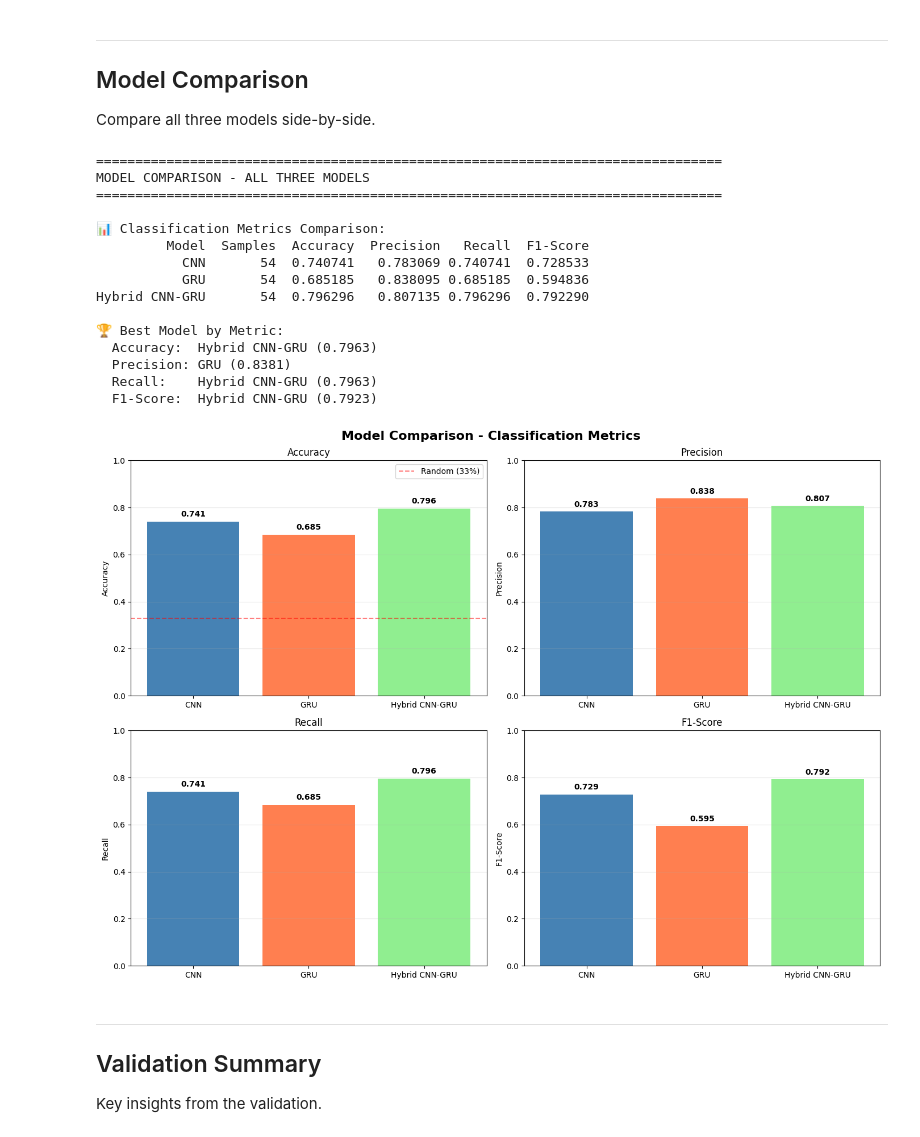
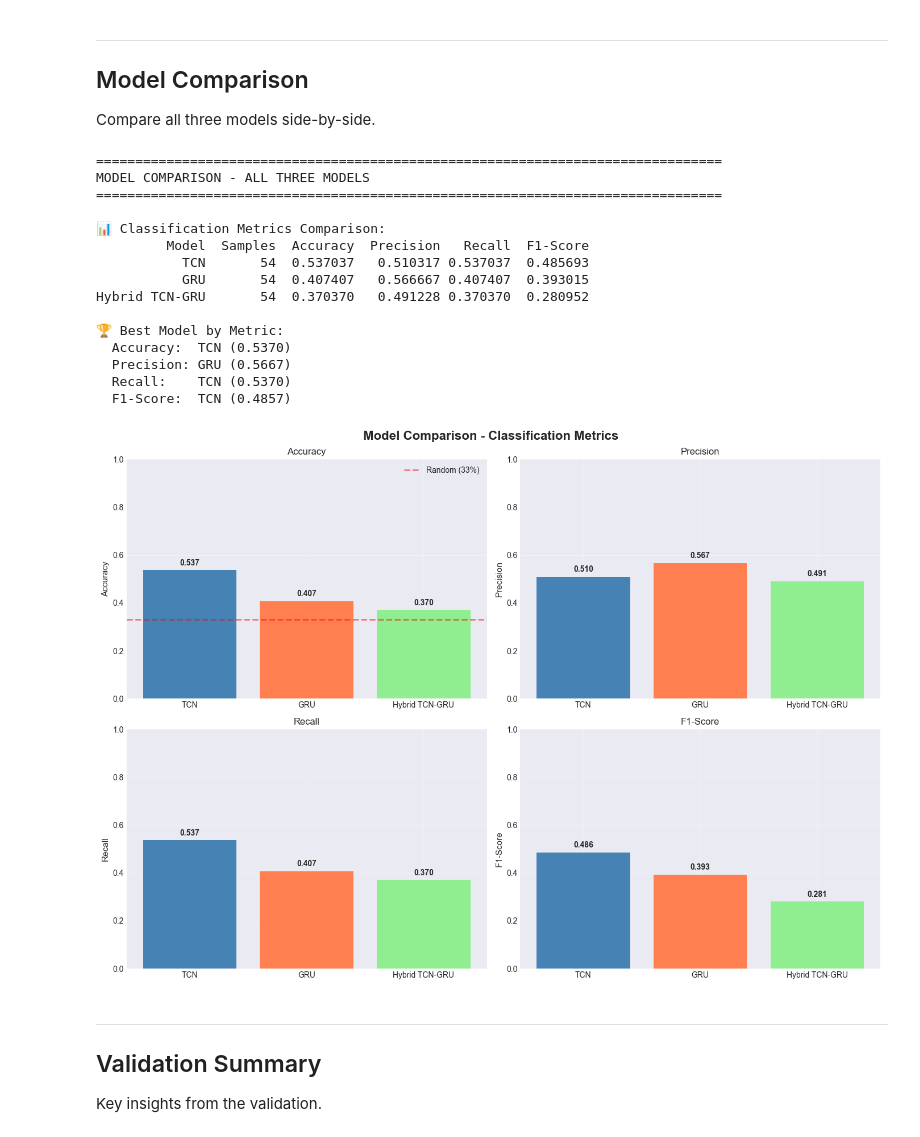
Before and after one commit to David-Ibitokun/Final-Year-Project, a Jupyter notebook: phase4_validation.ipynb, the cells around one changed output. Drawn from its saved outputs; the diff is of its cells as text; code cells hidden in the pictures.

```diff
--- a/phase4_validation.ipynb
+++ b/phase4_validation.ipynb
@@ -882,19 +1568,19 @@ print("="*80)
 # Build comparison dataframe
 metrics_data = []
 
-if not cnn_results.empty:
-    cnn_acc = accuracy_score(cnn_results['True_Category'], cnn_results['Predicted_Category'])
-    cnn_prec = precision_score(cnn_results['True_Category'], cnn_results['Predicted_Category'], average='weighted', zero_division=0)
-    cnn_rec = recall_score(cnn_results['True_Category'], cnn_results['Predicted_Category'], average='weighted', zero_division=0)
-    cnn_f1 = f1_score(cnn_results['True_Category'], cnn_results['Predicted_Category'], average='weighted', zero_division=0)
+if not tcn_results.empty:
+    tcn_acc = accuracy_score(tcn_results['True_Category'], tcn_results['Predicted_Category'])
+    tcn_prec = precision_score(tcn_results['True_Category'], tcn_results['Predicted_Category'], average='weighted', zero_division=0)
+    tcn_rec = recall_score(tcn_results['True_Category'], tcn_results['Predicted_Category'], average='weighted', zero_division=0)
+    tcn_f1 = f1_score(tcn_results['True_Category'], tcn_results['Predicted_Category'], average='weighted', zero_division=0)
 
     metrics_data.append({
-        'Model': 'CNN',
-        'Samples': len(cnn_results),
-        'Accuracy': cnn_acc,
-        'Precision': cnn_prec,
-        'Recall': cnn_rec,
-        'F1-Score': cnn_f1
+        'Model': 'TCN',
+        'Samples': len(tcn_results),
+        'Accuracy': tcn_acc,
+        'Precision': tcn_prec,
+        'Recall': tcn_rec,
+        'F1-Score': tcn_f1
     })
 
 if not gru_results.empty:
@@ -919,7 +1605,7 @@ if not hybrid_results.empty:
     hybrid_f1 = f1_score(hybrid_results['True_Category'], hybrid_results['Predicted_Category'], average='weighted', zero_division=0)
 
     metrics_data.append({
-        'Model': 'Hybrid CNN-GRU',
+        'Model': 'Hybrid TCN-GRU',
         'Samples': len(hybrid_results),
         'Accuracy': hybrid_acc,
         'Precision': hybrid_prec,
@@ -970,42 +1656,42 @@ if metrics_data:
     # Recall
     axes[1,0].bar(models, comparison_df['Recall'], color=colors)
     axes[1,0].set_ylabel('Recall')
     axes[1,0].set_title('Recall')
     axes[1,0].set_ylim(0, 1)
     axes[1,0].grid(True, alpha=0.3, axis='y')
     for i, v in enumerate(comparison_df['Recall']):
         axes[1,0].text(i, v + 0.02, f'{v:.3f}', ha='center', fontweight='bold')
 
     # F1-Score
     axes[1,1].bar(models, comparison_df['F1-Score'], color=colors)
     axes[1,1].set_ylabel('F1-Score')
     axes[1,1].set_title('F1-Score')
     axes[1,1].set_ylim(0, 1)
     axes[1,1].grid(True, alpha=0.3, axis='y')
     for i, v in enumerate(comparison_df['F1-Score']):
         axes[1,1].text(i, v + 0.02, f'{v:.3f}', ha='center', fontweight='bold')
 
     plt.tight_layout()
     plt.show()
 else:
-    print("  ⚠ No models available for comparison")
+    print("⚠️  No model results available for comparison")
 # %% [output]
 ================================================================================
 MODEL COMPARISON - ALL THREE MODELS
 ================================================================================
 
 📊 Classification Metrics Comparison:
          Model  Samples  Accuracy  Precision   Recall  F1-Score
-           CNN       54  0.740741   0.783069 0.740741  0.728533
-           GRU       54  0.685185   0.838095 0.685185  0.594836
-Hybrid CNN-GRU       54  0.796296   0.807135 0.796296  0.792290
+           TCN       54  0.537037   0.510317 0.537037  0.485693
+           GRU       54  0.407407   0.566667 0.407407  0.393015
+Hybrid TCN-GRU       54  0.370370   0.491228 0.370370  0.280952
 
 🏆 Best Model by Metric:
-  Accuracy:  Hybrid CNN-GRU (0.7963)
-  Precision: GRU (0.8381)
-  Recall:    Hybrid CNN-GRU (0.7963)
-  F1-Score:  Hybrid CNN-GRU (0.7923)
+  Accuracy:  TCN (0.5370)
+  Precision: GRU (0.5667)
+  Recall:    TCN (0.5370)
+  F1-Score:  TCN (0.4857)
-[figure, old version]
+[figure, new version]
 # %% [markdown]
 ---
 ## Validation Summary
```
Also changed, not shown: parts of 79 cells of this notebook, 2 other files.
